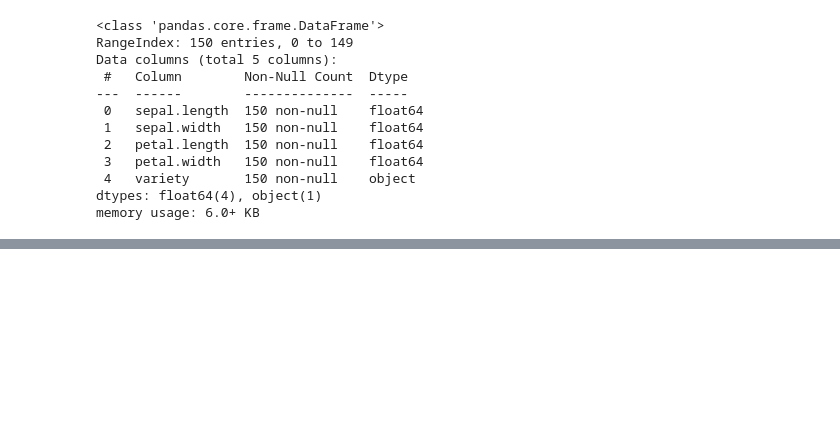
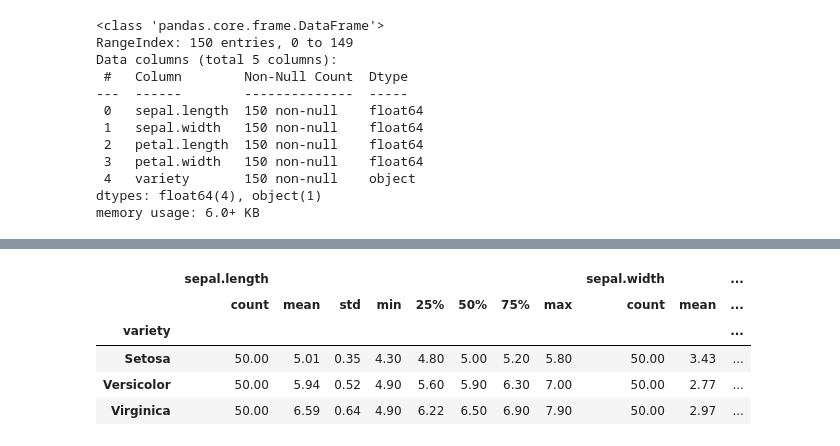
Before and after one commit to tushar-cero/LabPracticalsTE, a Jupyter notebook: DSBDAL/practical_exam_05.ipynb, the cells around one changed output, grey strips where cells are left out. Saved outputs shown, nothing was run; the diff lists cells and outputs as text; code cells hidden in the pictures; blank space fills up the shorter version.

```diff
--- a/DSBDAL/practical_exam_05.ipynb
+++ b/DSBDAL/practical_exam_05.ipynb
@@ -138,3 +125,7 @@ Data columns (total 5 columns):
  4   variety       150 non-null    object
 dtypes: float64(4), object(1)
 memory usage: 6.0+ KB
+# %%
+grouped = df.groupby('variety')
+stats = grouped.describe()
+print(stats)
@@ -140,0 +150,11 @@ memory usage: 6.0+ KB
+# %%
+stats = grouped.describe()
+formatted_stats = stats.style.format("{:.2f}")
+formatted_stats
+# %% [output]
+|  | sepal.length |  |  |  |  |  |  |  | sepal.width |  | ... |
+|  | count | mean | std | min | 25% | 50% | 75% | max | count | mean | ... |
+| variety |  |  |  |  |  |  |  |  |  |  | ... |
+| Setosa | 50.00 | 5.01 | 0.35 | 4.30 | 4.80 | 5.00 | 5.20 | 5.80 | 50.00 | 3.43 | ... |
+| Versicolor | 50.00 | 5.94 | 0.52 | 4.90 | 5.60 | 5.90 | 6.30 | 7.00 | 50.00 | 2.77 | ... |
+| Virginica | 50.00 | 6.59 | 0.64 | 4.90 | 6.22 | 6.50 | 6.90 | 7.90 | 50.00 | 2.97 | ... |
```
Also changed, not shown: parts of 19 cells of this notebook.
